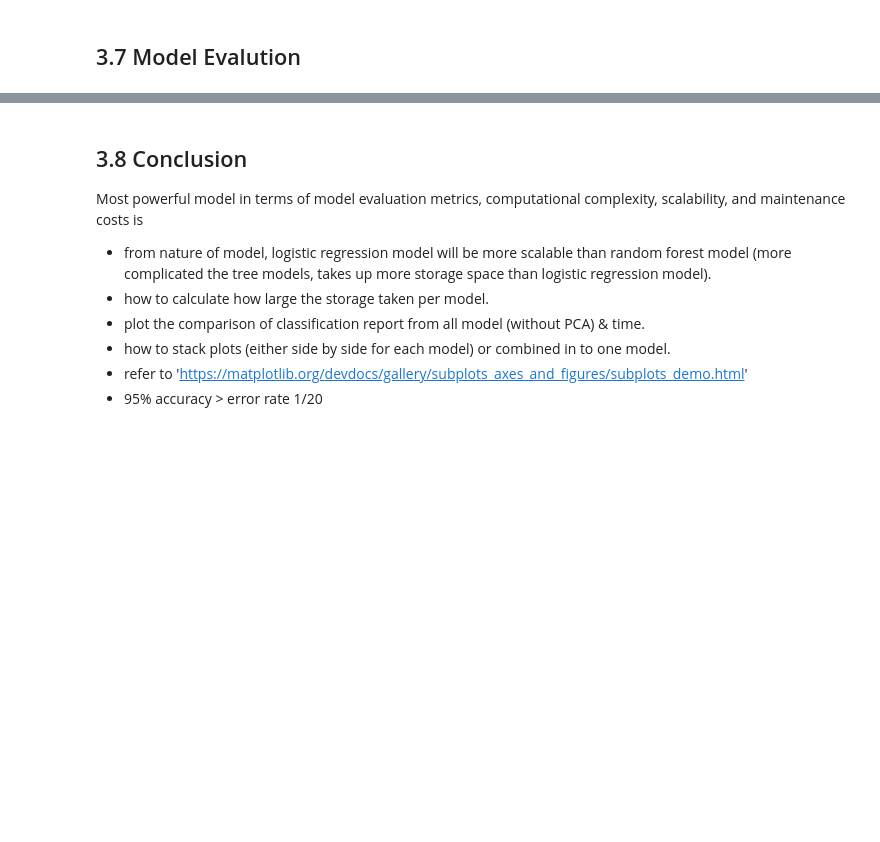
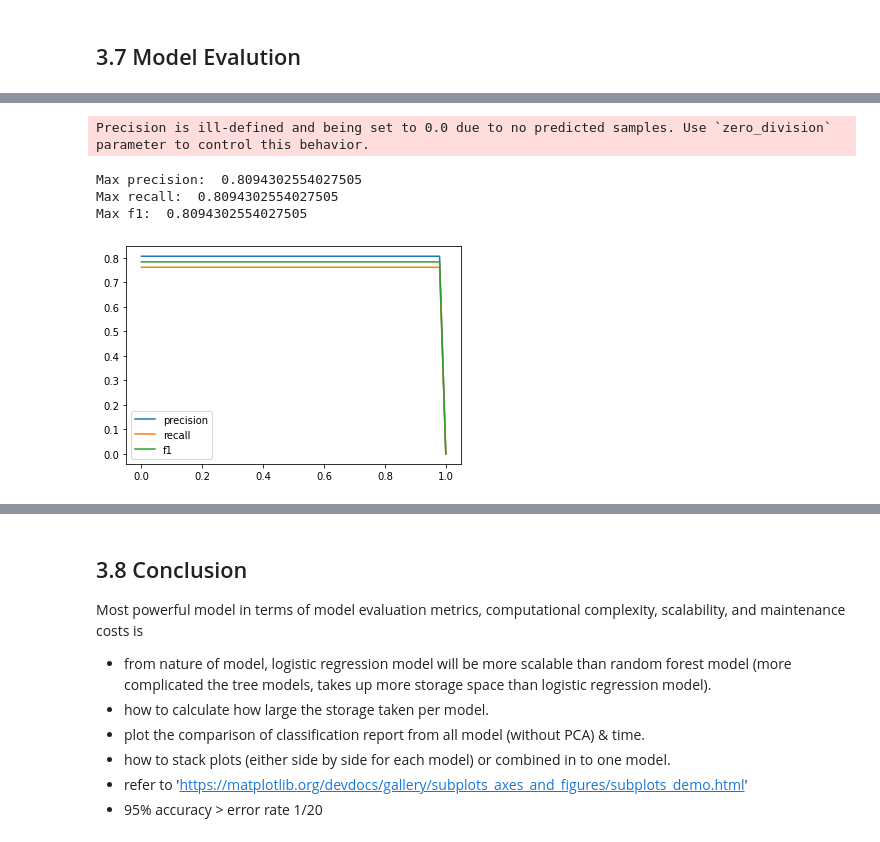
Before and after one commit to masae-kobayashi-wen/Capstone-Project, a Jupyter notebook: work_in_progress/Speed dating_3-4_preprocessing & Modeling_F&M_mk_draft.ipynb, the cells around one changed output, grey strips where cells are left out. Saved outputs shown, nothing was run; the diff lists cells and outputs as text; code cells hidden in the pictures; blank space fills up the shorter version.

```diff
--- a/work_in_progress/Speed dating_3-4_preprocessing & Modeling_F&M_mk_draft.ipynb
+++ b/work_in_progress/Speed dating_3-4_preprocessing & Modeling_F&M_mk_draft.ipynb
@@ -2330,0 +2382,11 @@ sys.getsizeof(lgsk_reprot0_df) # all the possible model's size is smaller than d
+# %%
+# logistic regreassion via statsmodel
+lgsm_thresh = make_thresh(y_pred1_df.prediction, 50)
+make_thresh_plot(lgsm_thresh)
+max_tresh(lgsm_thresh)
+# %% [output]
+Precision is ill-defined and being set to 0.0 due to no predicted samples. Use `zero_division` parameter to control this behavior.
+Max precision:  0.8094302554027505
+Max recall:  0.8094302554027505
+Max f1:  0.8094302554027505
+[figure, added]
```
Also changed, not shown: parts of 52 cells of this notebook.
